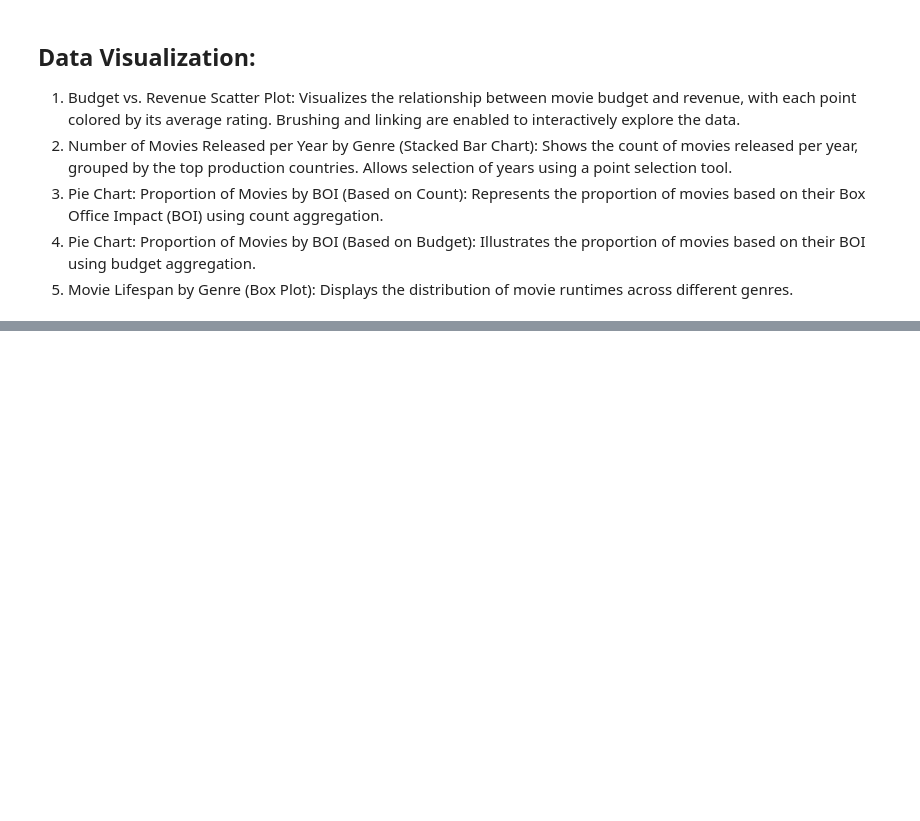
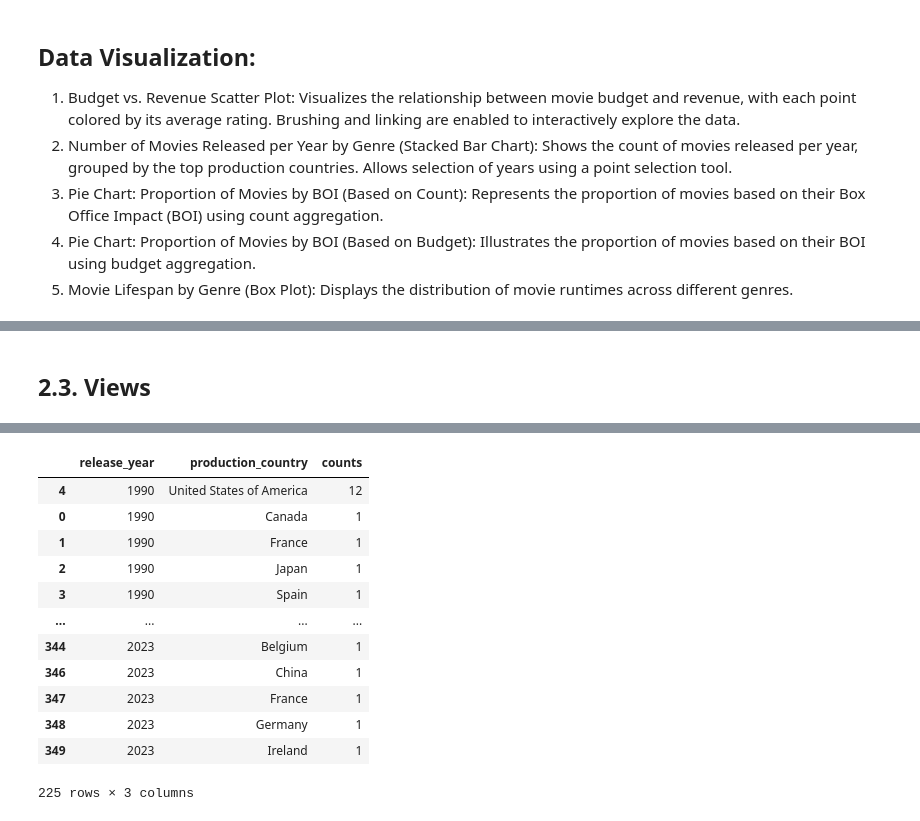
Before and after one commit to williamkho-xzq/iv-coursework, a Jupyter notebook: System C.ipynb, the cells around one changed output, grey strips where cells are left out. Saved outputs shown, nothing was run; the diff lists cells and outputs as text; code cells hidden in the pictures; blank space fills up the shorter version.

```diff
--- a/System C.ipynb
+++ b/System C.ipynb
@@ -106 +144,3 @@ movies_data.head(5)
+# %% [markdown]
+## 2.3. Views
 # %%
@@ -288,3 +397,19 @@ rating_chart2 = alt.vconcat(
 rating_chart2
 # %% [output]
 [interactive output not drawn]
+# %%
+top_countries_per_continent
+# %% [output]
+|  | release_year | production_country | counts |
+| 4 | 1990 | United States of America | 12 |
+| 0 | 1990 | Canada | 1 |
+| 1 | 1990 | France | 1 |
+| 2 | 1990 | Japan | 1 |
+| 3 | 1990 | Spain | 1 |
+| ... | ... | ... | ... |
+| 344 | 2023 | Belgium | 1 |
+| 346 | 2023 | China | 1 |
+| 347 | 2023 | France | 1 |
+| 348 | 2023 | Germany | 1 |
+| 349 | 2023 | Ireland | 1 |
+225 rows × 3 columns
```
Also changed, not shown: parts of 22 cells of this notebook.
